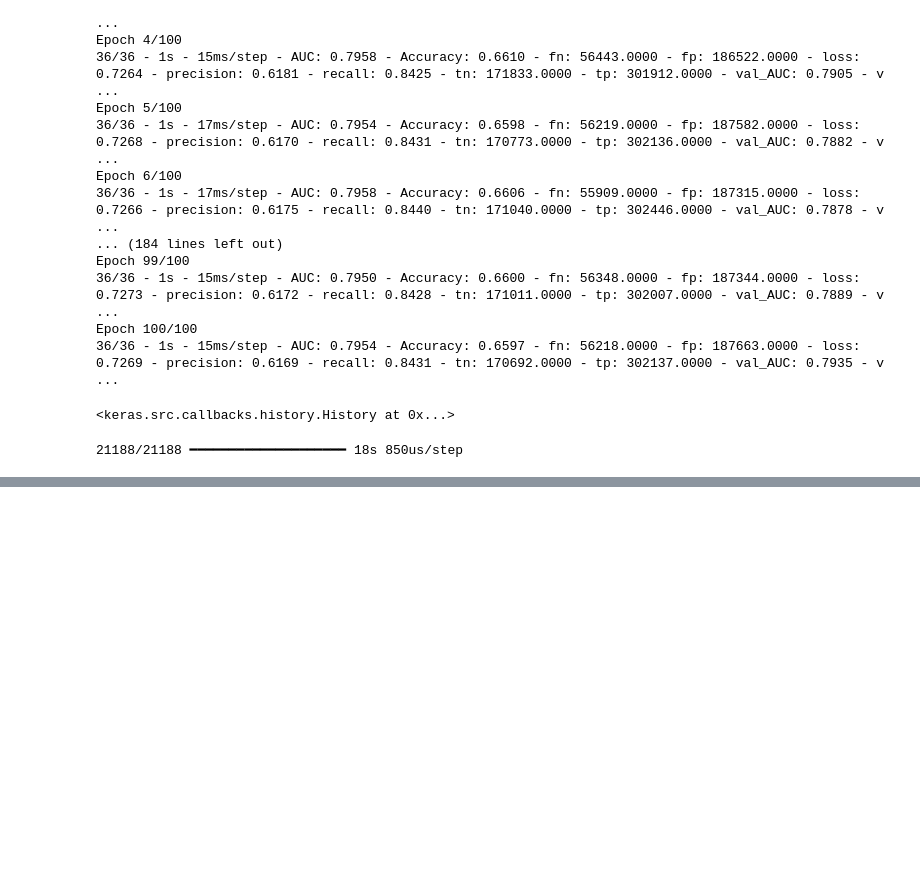
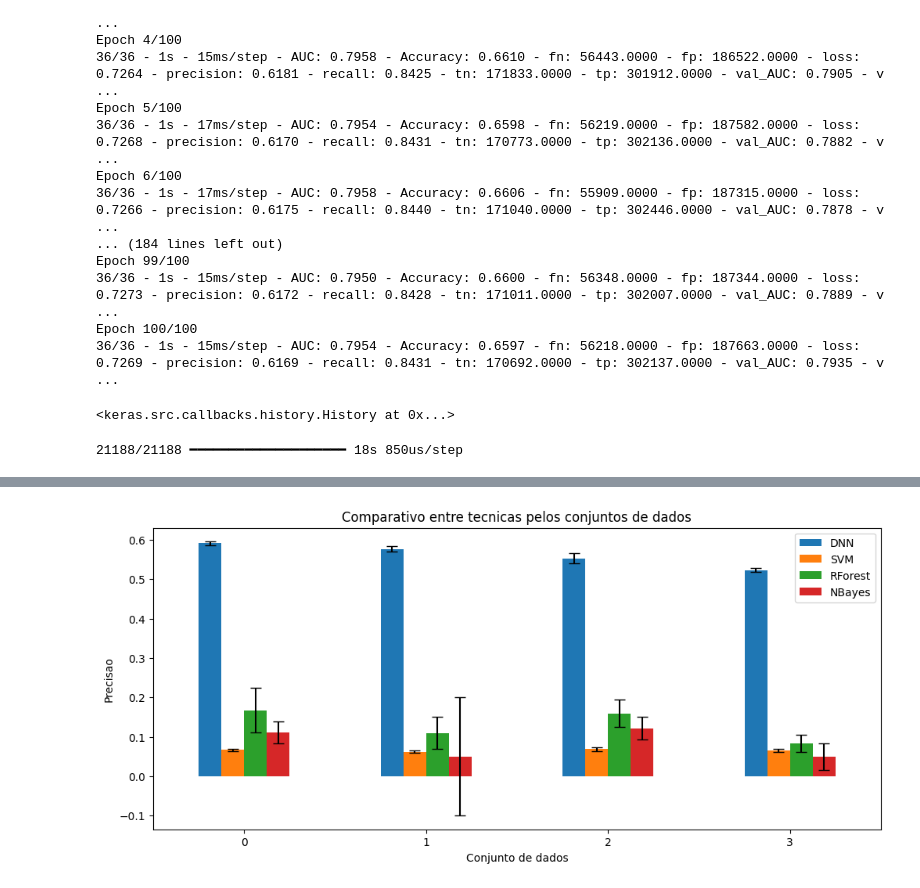
Before and after one commit to AlexCecconi/ReconhecimentoPadroes_FrenchInsurance, a Jupyter notebook: Motor_Insurance_Project.ipynb, the cells around one changed output, grey strips where cells are left out. Drawn from its saved outputs; the diff is of its cells as text; code cells hidden in the pictures; blank space fills up the shorter version.

```diff
--- a/Motor_Insurance_Project.ipynb
+++ b/Motor_Insurance_Project.ipynb
@@ -1402,0 +1457,29 @@ pred = model.predict( scaler.fit_transform(X) )
+# %%
+#Precisao
+
+#Media
+a = Resultado_dnn[['df_Feature','mean_test_precision']].rename(columns={"mean_test_precision": "DNN" })
+b = Resultado_svm[['df_Feature','mean_test_precision']].rename(columns={"mean_test_precision": "SVM" })
+c = Resultado_RForest[['df_Feature','mean_test_precision']].rename(columns={"mean_test_precision": "RForest" })
+d = Resultado_bayes[['df_Feature','mean_test_precision']].rename(columns={"mean_test_precision": "NBayes" })
+
+#Devio Padrao
+e = Resultado_dnn[['df_Feature','std_test_precision']].rename(columns={"std_test_precision": "DNN" })
+f = Resultado_svm[['df_Feature','std_test_precision']].rename(columns={"std_test_precision": "SVM" })
+g = Resultado_RForest[['df_Feature','std_test_precision']].rename(columns={"std_test_precision": "RForest" })
+h = Resultado_bayes[['df_Feature','std_test_precision']].rename(columns={"std_test_precision": "NBayes" })
+
+
+precision_Mean = a.merge(b, how='inner', on='df_Feature').merge(c, how='inner', on='df_Feature').merge(d, how='inner', on='df_Feature')
+precision_std = e.merge(f, how='inner', on='df_Feature').merge(g, how='inner', on='df_Feature').merge(h, how='inner', on='df_Feature')
+# %%
+fig, ax = plt.subplots(1,1 ,figsize=(12,5))
+precision_Mean.plot.bar(yerr = precision_std , ax=ax, capsize=5 )
+
+plt.xticks(rotation=0)
+plt.ylabel('Precisao')
+plt.xlabel('Conjunto de dados')
+plt.title('Comparativo entre tecnicas pelos conjuntos de dados')
+plt.show()
+# %% [output]
+[figure, added]
```
Also changed, not shown: parts of 18 cells of this notebook.
